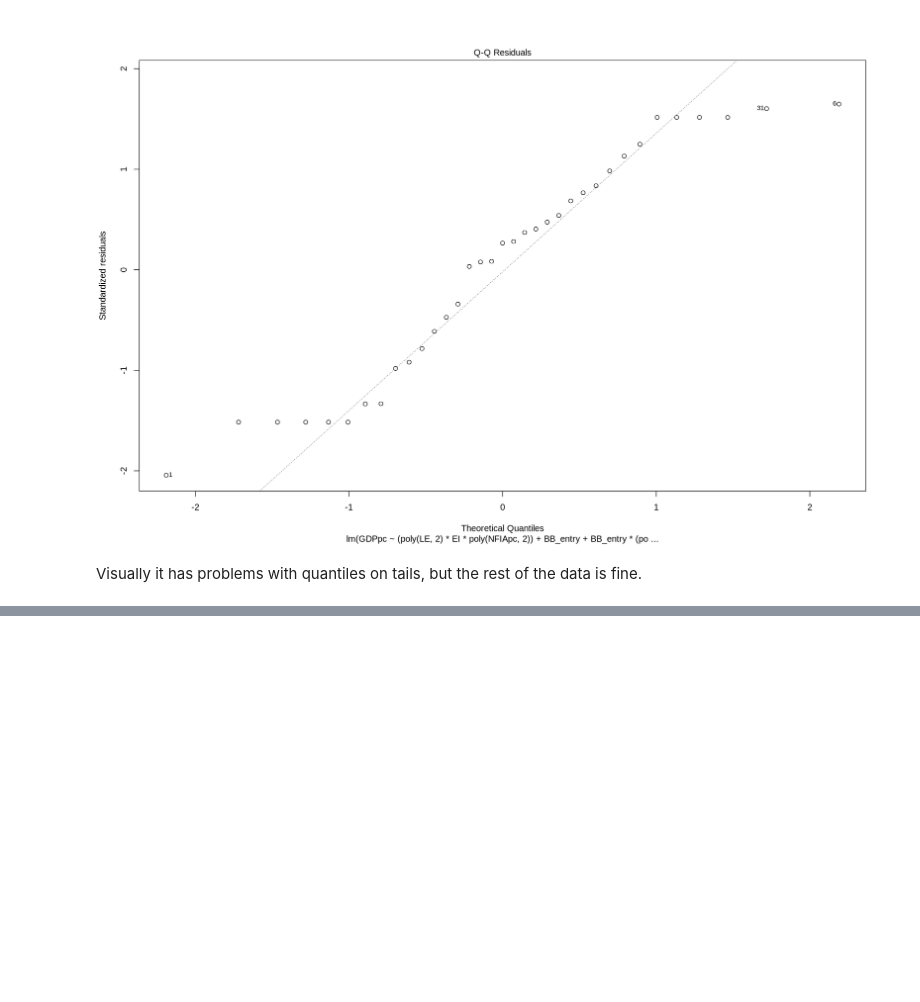
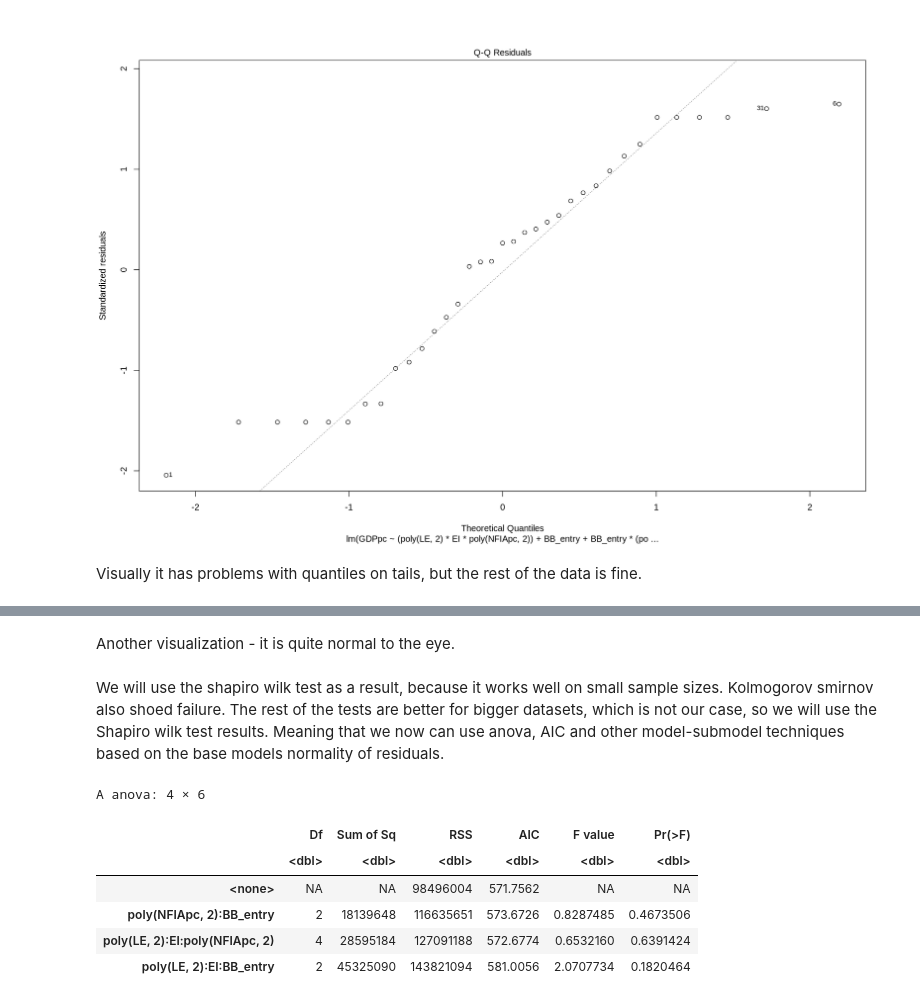
Before and after one commit to nickobard/eurostat-datasets-analysis, a Jupyter notebook: sem-3/semestral-work.ipynb, the cells around one changed output, grey strips where cells are left out. Drawn from its saved outputs; the diff is of its cells as text; code cells hidden in the pictures; blank space fills up the shorter version.

```diff
--- a/sem-3/semestral-work.ipynb
+++ b/sem-3/semestral-work.ipynb
@@ -1181,0 +1176,14 @@ Visually it has problems with quantiles on tails, but the rest of the data is fi
+# %% [markdown]
+Another visualization - it is quite normal to the eye.
+# %% [markdown]
+We will use the shapiro wilk test as a result, because it works well on small sample sizes. Kolmogorov smirnov also shoed failure.  The rest of the tests are better for bigger datasets, which is not our case, so we will use the Shapiro wilk test results. Meaning that we now can use anova, AIC and other model-submodel techniques based on the base models normality of residuals.
+# %%
+drop1(model_wf, test='F')
+# %% [output]
+A anova: 4 × 6
+|  | Df | Sum of Sq | RSS | AIC | F value | Pr(>F) |
+|  | <dbl> | <dbl> | <dbl> | <dbl> | <dbl> | <dbl> |
+| <none> | NA | NA | 98496004 | 571.7562 | NA | NA |
+| poly(NFIApc, 2):BB_entry | 2 | 18139648 | 116635651 | 573.6726 | 0.8287485 | 0.4673506 |
+| poly(LE, 2):EI:poly(NFIApc, 2) | 4 | 28595184 | 127091188 | 572.6774 | 0.6532160 | 0.6391424 |
+| poly(LE, 2):EI:BB_entry | 2 | 45325090 | 143821094 | 581.0056 | 2.0707734 | 0.1820464 |
```
Also changed, not shown: parts of 23 cells of this notebook.
